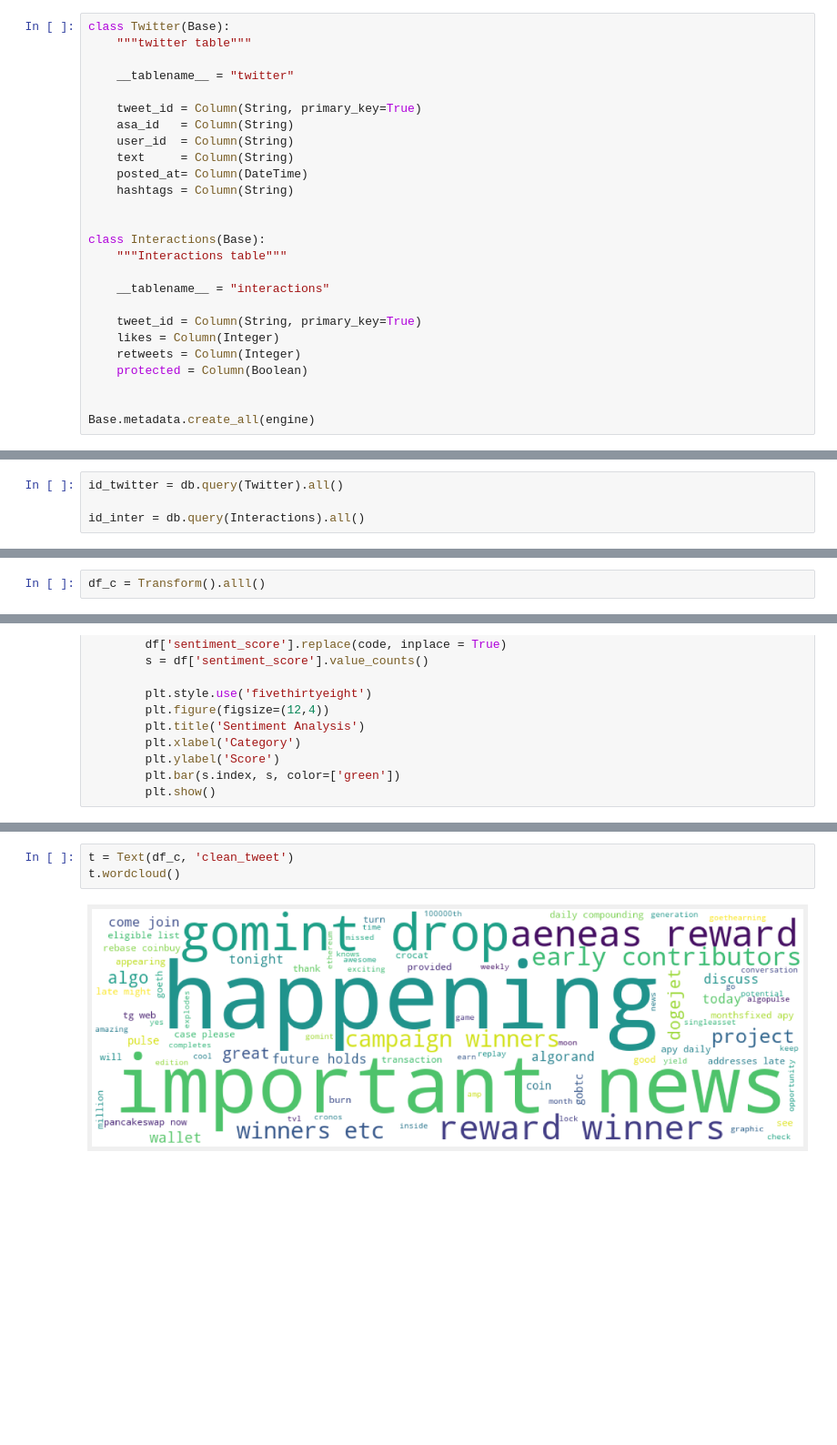
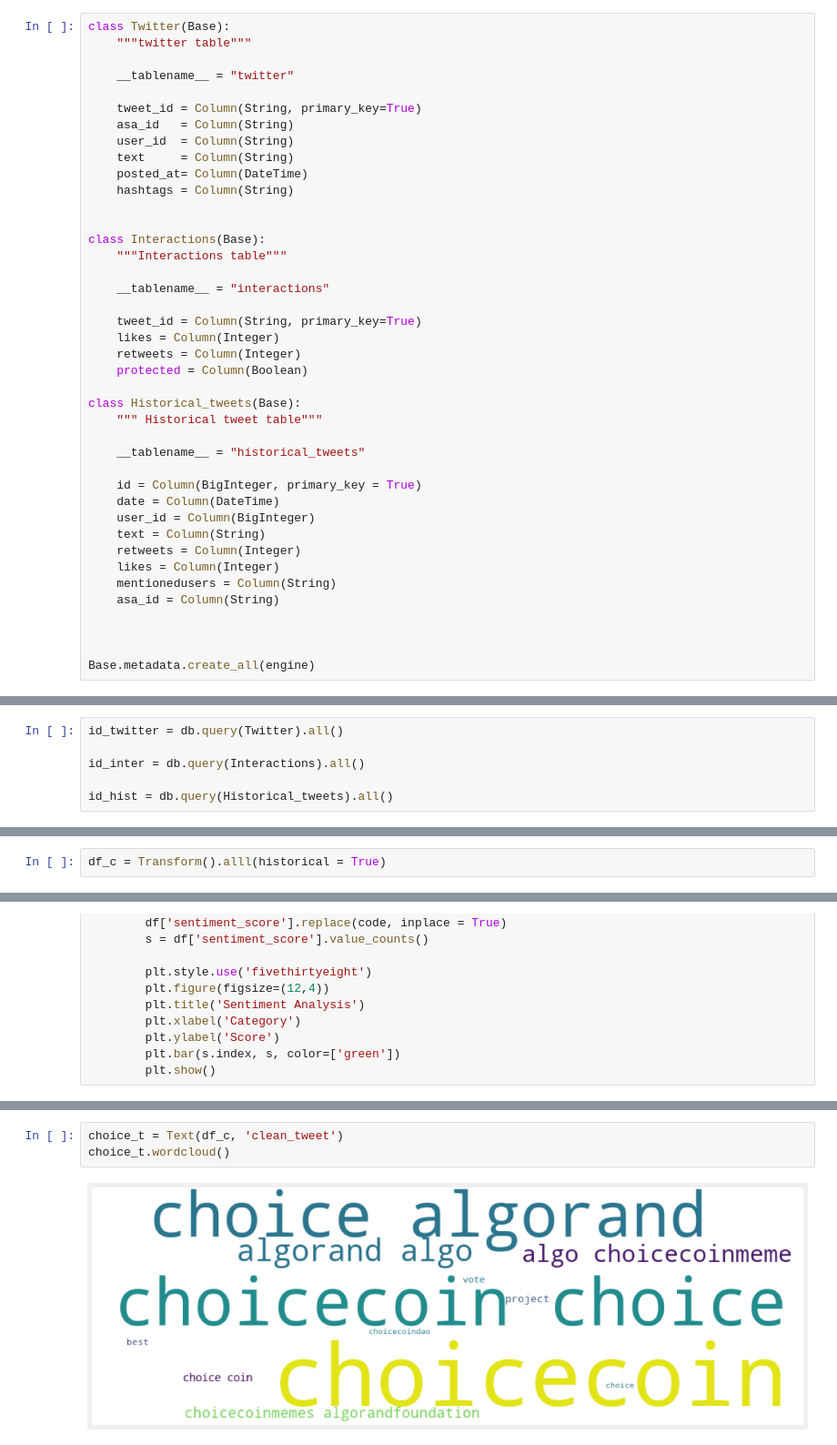
Before and after one commit to nazari-ai/nazari-data-wrangling, a Jupyter notebook: Twitter/twitter_clean.ipynb, the cells around one changed output, grey strips where cells are left out. Shown at 91% size. Saved outputs shown, nothing was run; the diff lists cells and outputs as text; blank space fills up the shorter version.

```diff
--- a/Twitter/twitter_clean.ipynb
+++ b/Twitter/twitter_clean.ipynb
@@ -53,6 +53,21 @@ class Interactions(Base):
     retweets = Column(Integer)
     protected = Column(Boolean)
 
+class Historical_tweets(Base):
+    """ Historical tweet table"""
+
+    __tablename__ = "historical_tweets"
+
+    id = Column(BigInteger, primary_key = True)
+    date = Column(DateTime)
+    user_id = Column(BigInteger)
+    text = Column(String)
+    retweets = Column(Integer)
+    likes = Column(Integer)
+    mentionedusers = Column(String)
+    asa_id = Column(String)
+
+
 
 Base.metadata.create_all(engine)
 # %%
@@ -61,3 +76,5 @@ db = Session()
 id_twitter = db.query(Twitter).all()
 
 id_inter = db.query(Interactions).all()
+
+id_hist = db.query(Historical_tweets).all()
@@ -147,3 +202,3 @@ class Transform():
 # %%
-df_c = Transform().alll()
+df_c = Transform().alll(historical = True)
 # %% [output]
@@ -331,7 +403,7 @@ Index(['index', 'tweet_id', 'asa_id', 'user_id', 'text', 'posted_at',
       dtype='object')
 # %%
-t = Text(df_c, 'clean_tweet')
-t.wordcloud()
+choice_t = Text(df_c, 'clean_tweet')
+choice_t.wordcloud()
 # %% [output]
-[figure, old version]
+[figure, new version]
 # %%
```
Also changed, not shown: parts of 51 cells of this notebook.
